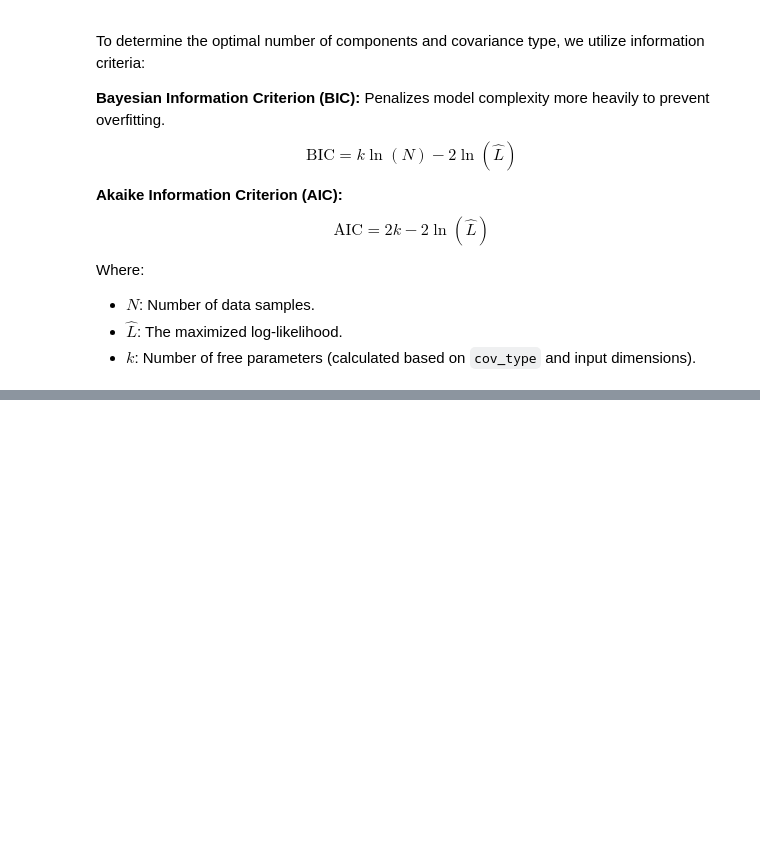
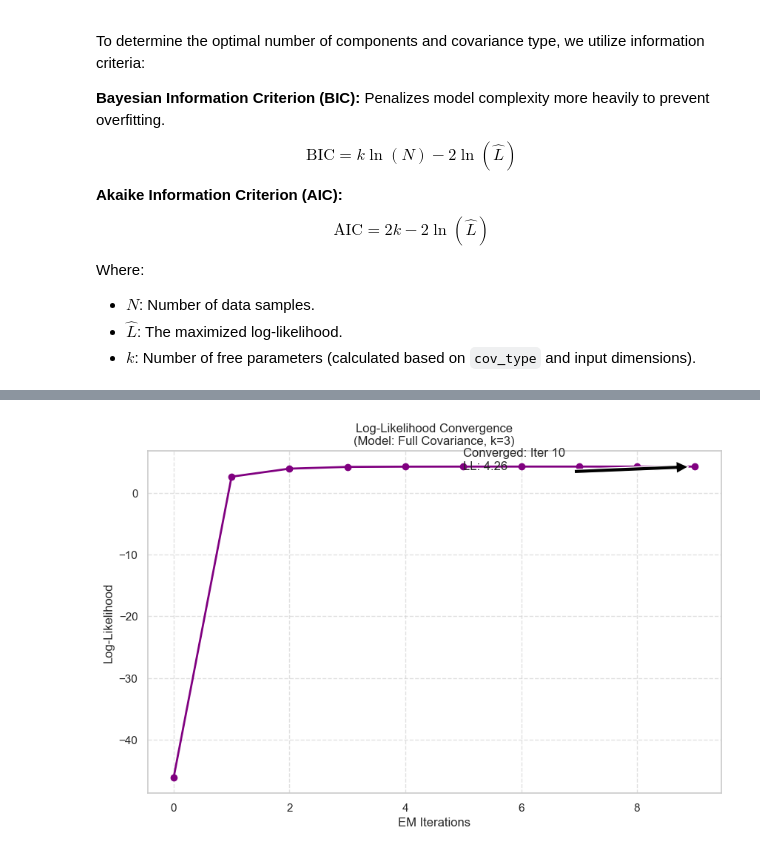
Before and after one commit to marwanelgharbawy/dimensionality-reduction-clustering, a Jupyter notebook: notebooks/GMM.ipynb, the cells around one changed output, grey strips where cells are left out. Cells and saved outputs as stored; diff of their text form; code cells hidden in the pictures; blank space fills up the shorter version.

```diff
--- a/notebooks/GMM.ipynb
+++ b/notebooks/GMM.ipynb
@@ -100,0 +301,27 @@ Where:
+# %%
+def plot_convergence(gmm_model):
+    """Plots the log-likelihood history of the best model."""
+    plt.figure(figsize=(10, 6))
+
+    # Plot history
+    plt.plot(gmm_model.log_likelihood_history, marker='o', linestyle='-', color='purple', linewidth=2)
+
+    plt.title(f'Log-Likelihood Convergence\n(Model: {gmm_model.cov_type.capitalize()} Covariance, k={gmm_model.n_components})')
+    plt.xlabel('EM Iterations')
+    plt.ylabel('Log-Likelihood')
+    plt.grid(True, linestyle='--', alpha=0.6)
+
+    # Annotate the final iteration
+    final_iter = len(gmm_model.log_likelihood_history)
+    final_ll = gmm_model.log_likelihood_history[-1]
+    plt.annotate(f'Converged: Iter {final_iter}\nLL: {final_ll:.2f}',
+                 xy=(final_iter-1, final_ll),
+                 xytext=(final_iter-5, final_ll-0.5),
+                 arrowprops=dict(facecolor='black', shrink=0.05))
+
+    plt.show()
+
+# Generate the plot using the best_gmm object from your grid search
+plot_convergence(best_gmm)
+# %% [output]
+[figure, added]
```
Also changed, not shown: parts of 4 cells of this notebook, 1 other file.
